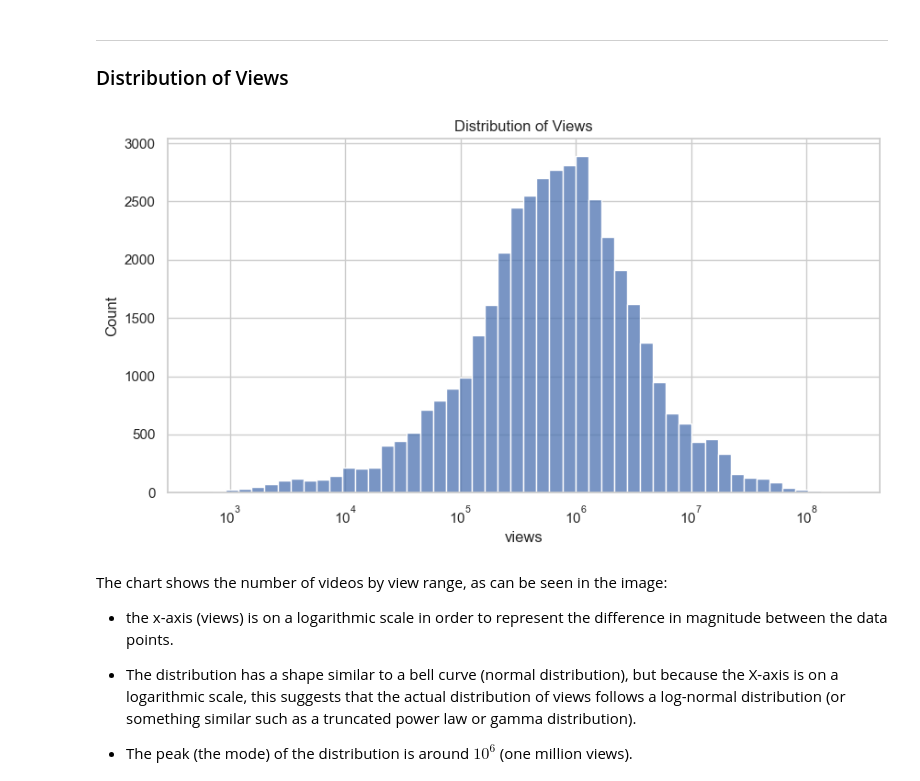
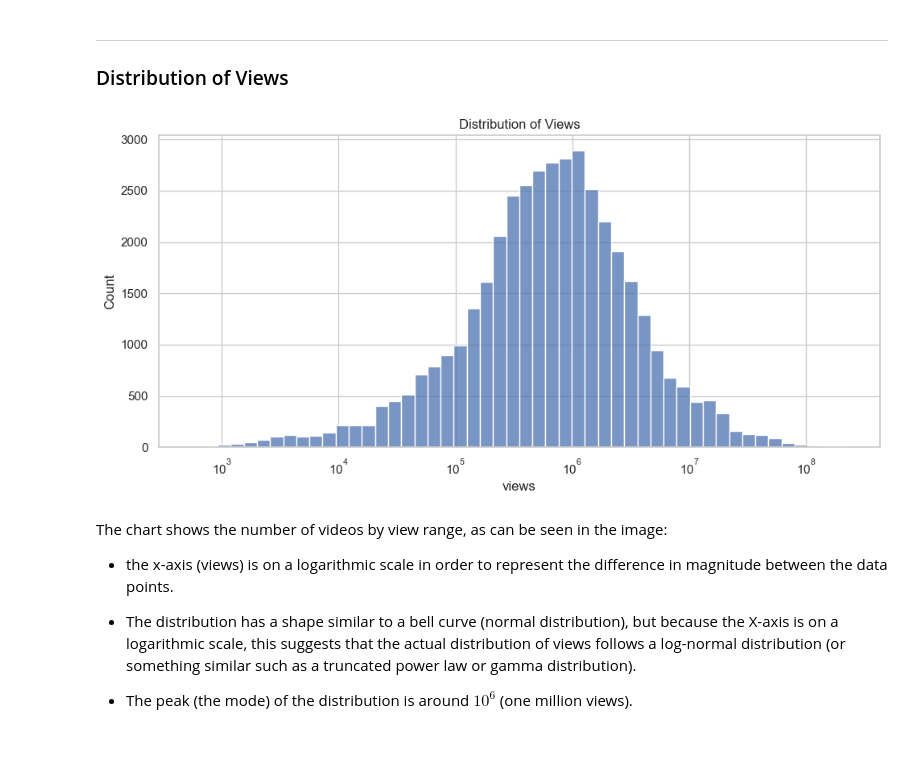
Before and after one commit to DiegoAladren/youtube-data-analysis, a Jupyter notebook: notebooks/02_exploratory_analysis.ipynb, the cells around one changed output. Cells and saved outputs as stored; diff of their text form; code cells hidden in the pictures; blank space fills up the shorter version.

```diff
--- a/notebooks/02_exploratory_analysis.ipynb
+++ b/notebooks/02_exploratory_analysis.ipynb
@@ -75,12 +75,13 @@ Otherwise, we can see interesting statistics such as that there are approximatel
 # %%
 # Histogram of views
 plt.figure(figsize=(10,5))
 sns.histplot(df['views'], bins=50, log_scale=True)
 plt.title("Distribution of Views")
+plt.tight_layout()
 plt.savefig("../images/view_distribution.png")
 plt.show()
 # %% [output]
-[figure, old version]
+[figure, new version]
 # %% [markdown]
 The chart shows the number of videos by view range, as can be seen in the image:
 
```
Also changed, not shown: parts of 15 cells of this notebook, 10 other files.
